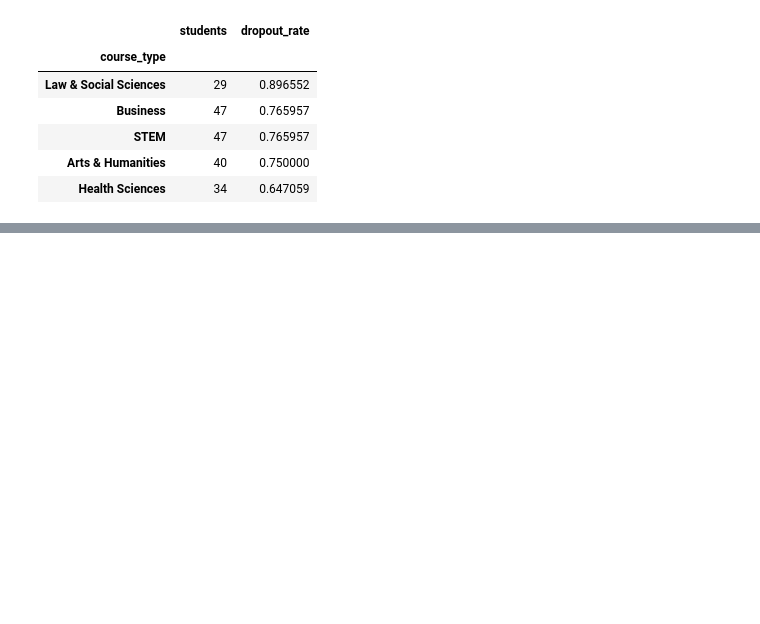
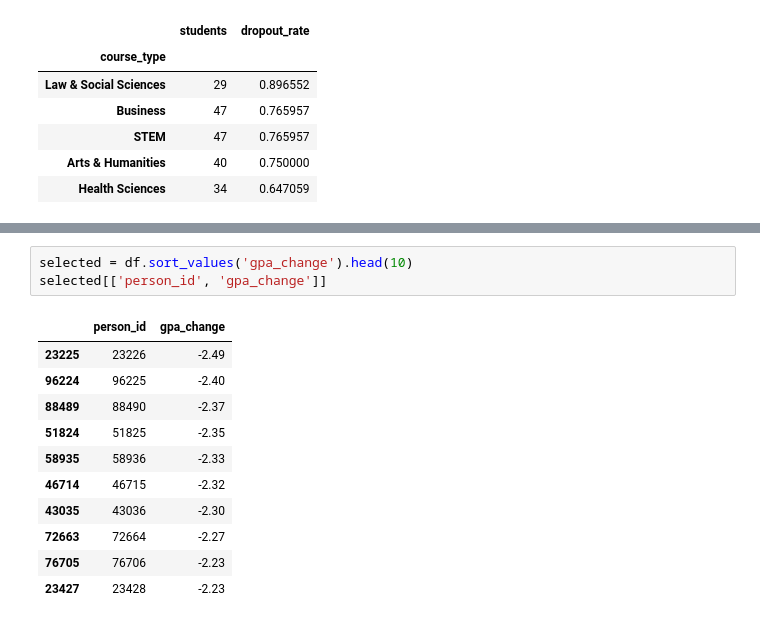
Before and after one commit to epedrazzoli2-prog/cs-projects, a Jupyter notebook: esame.ipynb, the cells around one changed output, grey strips where cells are left out. Drawn from its saved outputs; the diff is of its cells as text; blank space fills up the shorter version.

```diff
--- a/esame.ipynb
+++ b/esame.ipynb
@@ -64,0 +112,15 @@ at_risk_by_course
+# %%
+selected = df.sort_values('gpa_change').head(10)
+selected[['person_id', 'gpa_change']]
+# %% [output]
+|  | person_id | gpa_change |
+| 23225 | 23226 | -2.49 |
+| 96224 | 96225 | -2.40 |
+| 88489 | 88490 | -2.37 |
+| 51824 | 51825 | -2.35 |
+| 58935 | 58936 | -2.33 |
+| 46714 | 46715 | -2.32 |
+| 43035 | 43036 | -2.30 |
+| 72663 | 72664 | -2.27 |
+| 76705 | 76706 | -2.23 |
+| 23427 | 23428 | -2.23 |
```
Also changed, not shown: parts of 8 cells of this notebook.
